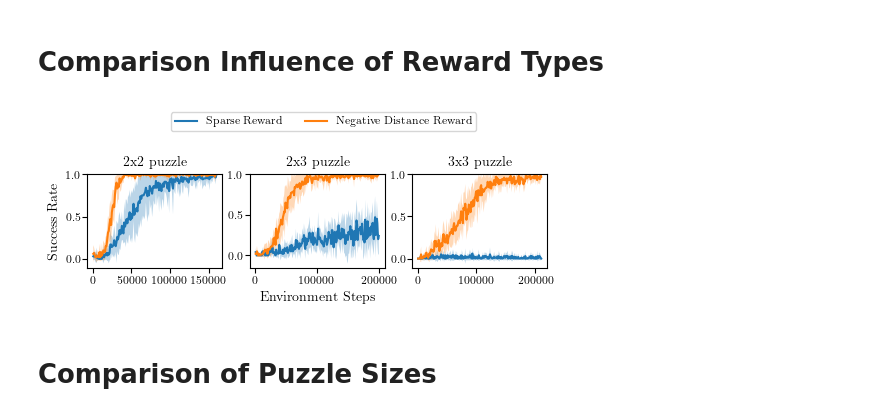
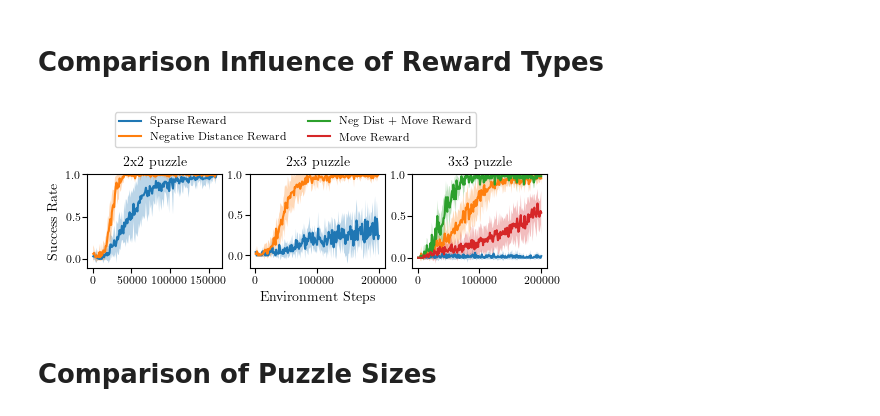
Before and after one commit to rosa-wolf/Multi-Phase-Skill-Learning-SlidingPuzzle, a Jupyter notebook: eval_data.ipynb, the cells around one changed output. Cells and saved outputs as stored; diff of their text form; code cells hidden in the pictures.

Commit message:
Movement evaluation for 2x3 puzzle

```diff
--- a/eval_data.ipynb
+++ b/eval_data.ipynb
@@ -179,6 +179,28 @@ path_negdist_3x3_4skills = ["/home/rosa/Documents/Uni/Masterarbeit/checkpoints_p
                            "/home/rosa/Documents/Uni/Masterarbeit/checkpoints_predefined/3x3/3x3_4skills_predefined_neg_distTrue_movementFalse_sparseFalse_seed682147/evaluations.npz",
                            "/home/rosa/Documents/Uni/Masterarbeit/checkpoints_predefined/3x3/3x3_4skills_predefined_neg_distTrue_movementFalse_sparseFalse_seed918504/evaluations.npz",
                            "/home/rosa/Documents/Uni/Masterarbeit/checkpoints_predefined/3x3/3x3_4skills_predefined_neg_distTrue_movementFalse_sparseFalse_seed978623/evaluations.npz"]
+
+path_neg_move_3x3_4skills = [#"/home/rosa/Documents/Uni/Masterarbeit/checkpoints_predefined/3x3/3x3_4skills_predefined_neg_distTrue_movementTrue_sparseFalse_seed123456/evaluations.npz",
+                           "/home/rosa/Documents/Uni/Masterarbeit/checkpoints_predefined/3x3/3x3_4skills_predefined_neg_distTrue_movementTrue_sparseFalse_seed126224/evaluations.npz",
+                           "/home/rosa/Documents/Uni/Masterarbeit/checkpoints_predefined/3x3/3x3_4skills_predefined_neg_distTrue_movementTrue_sparseFalse_seed214779/evaluations.npz",
+                           #"/home/rosa/Documents/Uni/Masterarbeit/checkpoints_predefined/3x3/3x3_4skills_predefined_neg_distTrue_movementTrue_sparseFalse_seed285719/evaluations.npz",
+                           "/home/rosa/Documents/Uni/Masterarbeit/checkpoints_predefined/3x3/3x3_4skills_predefined_neg_distTrue_movementTrue_sparseFalse_seed487193/evaluations.npz",
+                           "/home/rosa/Documents/Uni/Masterarbeit/checkpoints_predefined/3x3/3x3_4skills_predefined_neg_distTrue_movementTrue_sparseFalse_seed495813/evaluations.npz"]
+                           #"/home/rosa/Documents/Uni/Masterarbeit/checkpoints_predefined/3x3/3x3_4skills_predefined_neg_distTrue_movementTrue_sparseFalse_seed582759/evaluations.npz",
+                           #"/home/rosa/Documents/Uni/Masterarbeit/checkpoints_predefined/3x3/3x3_4skills_predefined_neg_distTrue_movementTrue_sparseFalse_seed682147/evaluations.npz",
+                           #"/home/rosa/Documents/Uni/Masterarbeit/checkpoints_predefined/3x3/3x3_4skills_predefined_neg_distTrue_movementTrue_sparseFalse_seed918504/evaluations.npz",
+                           #"/home/rosa/Documents/Uni/Masterarbeit/checkpoints_predefined/3x3/3x3_4skills_predefined_neg_distTrue_movementTrue_sparseFalse_seed978623/evaluations.npz"]
+
+path_move_3x3_4skills = ["/home/rosa/Documents/Uni/Masterarbeit/checkpoints_predefined/3x3/3x3_4skills_predefined_neg_distFalse_movementTrue_sparseFalse_seed123456/evaluations.npz",
+                           "/home/rosa/Documents/Uni/Masterarbeit/checkpoints_predefined/3x3/3x3_4skills_predefined_neg_distFalse_movementTrue_sparseFalse_seed126224/evaluations.npz",
+                           "/home/rosa/Documents/Uni/Masterarbeit/checkpoints_predefined/3x3/3x3_4skills_predefined_neg_distFalse_movementTrue_sparseFalse_seed214779/evaluations.npz",
+                           "/home/rosa/Documents/Uni/Masterarbeit/checkpoints_predefined/3x3/3x3_4skills_predefined_neg_distFalse_movementTrue_sparseFalse_seed285719/evaluations.npz",
+                           "/home/rosa/Documents/Uni/Masterarbeit/checkpoints_predefined/3x3/3x3_4skills_predefined_neg_distFalse_movementTrue_sparseFalse_seed487193/evaluations.npz",
+                           "/home/rosa/Documents/Uni/Masterarbeit/checkpoints_predefined/3x3/3x3_4skills_predefined_neg_distFalse_movementTrue_sparseFalse_seed495813/evaluations.npz",
+                           "/home/rosa/Documents/Uni/Masterarbeit/checkpoints_predefined/3x3/3x3_4skills_predefined_neg_distFalse_movementTrue_sparseFalse_seed582759/evaluations.npz",
+                           "/home/rosa/Documents/Uni/Masterarbeit/checkpoints_predefined/3x3/3x3_4skills_predefined_neg_distFalse_movementTrue_sparseFalse_seed682147/evaluations.npz",
+                           "/home/rosa/Documents/Uni/Masterarbeit/checkpoints_predefined/3x3/3x3_4skills_predefined_neg_distFalse_movementTrue_sparseFalse_seed918504/evaluations.npz",
+                           "/home/rosa/Documents/Uni/Masterarbeit/checkpoints_predefined/3x3/3x3_4skills_predefined_neg_distFalse_movementTrue_sparseFalse_seed978623/evaluations.npz"]
 # %%
 x1 = np.load(path_sparse_2x2_2skills[0], mmap_mode='r')["timesteps"]
 idx = np.where(x1 <= 160000)
@@ -203,14 +225,18 @@ mean_succ_sparse_2x3_3skills, std_succ_sparse_2x3_3skills = compute_mean_std(suc
 mean_succ_negdist_2x3_3skills, std_succ_negdist_2x3_3skills = compute_mean_std(succ_negdist_2x3_3skills)
 # %%
 x3 = np.load(path_sparse_3x3_4skills[0], mmap_mode='r')["timesteps"]
-idx = np.where(x3 <= 210000)
+idx = np.where(x3 <= 200000)
 x3 = x3[idx]
 
 returns_sparse_3x3_4skills, succ_sparse_3x3_4skills = gather_data(path_sparse_3x3_4skills, x3, idx)
 returns_negdist_3x3_4skills, succ_negdist_3x3_4skills = gather_data(path_negdist_3x3_4skills, x3, idx)
+returns_neg_move_3x3_4skills, succ_neg_move_3x3_4skills = gather_data(path_neg_move_3x3_4skills, x3, idx)
+returns_move_3x3_4skills, succ_move_3x3_4skills = gather_data(path_move_3x3_4skills, x3, idx)
 
 mean_succ_sparse_3x3_4skills, std_succ_sparse_3x3_4skills = compute_mean_std(succ_sparse_3x3_4skills)
 mean_succ_negdist_3x3_4skills, std_succ_negdist_3x3_4skills = compute_mean_std(succ_negdist_3x3_4skills)
+mean_succ_neg_move_3x3_4skills, std_succ_neg_move_3x3_4skills = compute_mean_std(succ_neg_move_3x3_4skills)
+mean_succ_move_3x3_4skills, std_succ_move_3x3_4skills = compute_mean_std(succ_move_3x3_4skills)
 # %%
 fig, ax = plt.subplots(1, 3, figsize=(TEXTWIDTH +0.15, (TEXTWIDTH + 0.15) * (5**.5 - 1) / (2 * 3)))
 
@@ -235,35 +261,43 @@ ax[1].fill_between(x2, mean_succ_negdist_2x3_3skills + std_succ_negdist_2x3_3ski
 
 # 3x3 puzzle
 ax[2].plot(x3, mean_succ_sparse_3x3_4skills, label="Sparse Reward")
 ax[2].fill_between(x3, mean_succ_sparse_3x3_4skills + std_succ_sparse_3x3_4skills, mean_succ_sparse_3x3_4skills - std_succ_sparse_3x3_4skills, alpha=0.3)
 
 ax[2].plot(x3, mean_succ_negdist_3x3_4skills, label="Negative Distance Reward")
 ax[2].fill_between(x3, mean_succ_negdist_3x3_4skills + std_succ_negdist_3x3_4skills, mean_succ_negdist_3x3_4skills - std_succ_negdist_3x3_4skills, alpha=0.3)
 
+ax[2].plot(x3, mean_succ_neg_move_3x3_4skills, label="Neg Dist + Move Reward")
+ax[2].fill_between(x3, mean_succ_neg_move_3x3_4skills + std_succ_neg_move_3x3_4skills, mean_succ_neg_move_3x3_4skills - std_succ_neg_move_3x3_4skills, alpha=0.3)
+
+ax[2].plot(x3, mean_succ_move_3x3_4skills, label="Move Reward")
+ax[2].fill_between(x3, mean_succ_move_3x3_4skills + std_succ_move_3x3_4skills, mean_succ_move_3x3_4skills - std_succ_move_3x3_4skills, alpha=0.3)
+
+
+
 
 ax[0].set_ylim(top=1.)
 ax[1].set_ylim(top=1.)
 ax[2].set_ylim(top=1.)
 ax[0].set_title("2x2 puzzle")
 ax[1].set_title("2x3 puzzle")
 ax[2].set_title("3x3 puzzle")
 
 #ax[0, 0].set_xticklabels([])
 
 #for i in range(2):
 #    for j in range(3):
 #        ax[i, j].locator_params(axis='y', nbins=3)
 
 ax[1].set_xlabel('Environment Steps')
 ax[0].set_ylabel('Success Rate')
-handles, labels = ax[0].get_legend_handles_labels()
+handles, labels = ax[2].get_legend_handles_labels()
 fig.legend(handles, labels, ncol=2, bbox_to_anchor=(0.79,1.43))
 plt.savefig("Comparison-Reward_Shaping.pdf",
             bbox_inches='tight', dpi=plt.gcf().dpi)#,
             #dpi=1000)
 plt.show()
 # %% [output]
-[figure, old version]
+[figure, new version]
 # %% [markdown]
 # **Comparison of Puzzle Sizes**
 # %%
```
Also changed, not shown: 3 other files.
